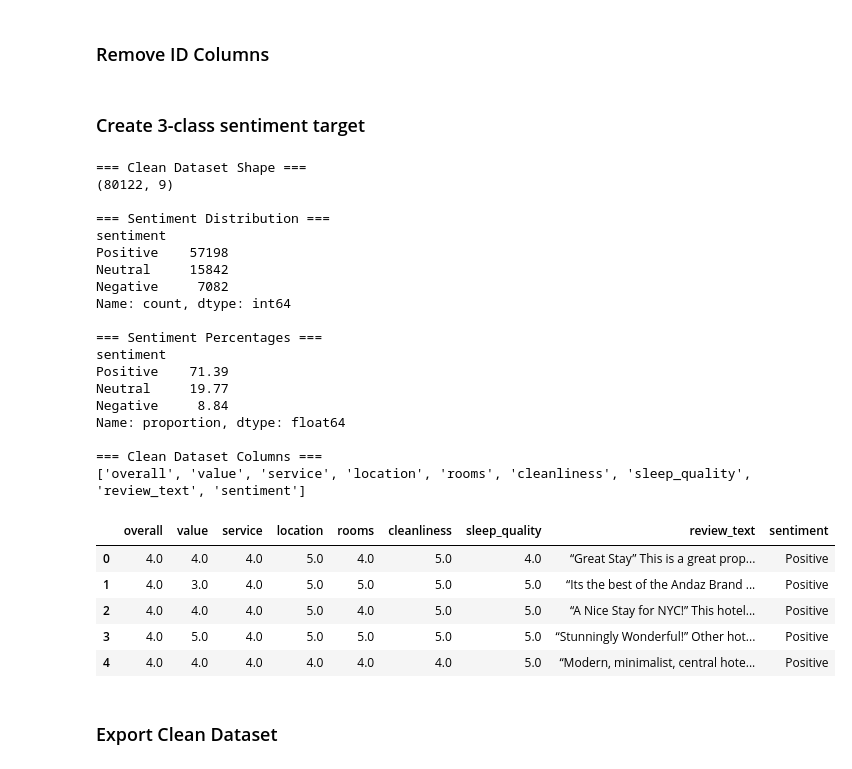
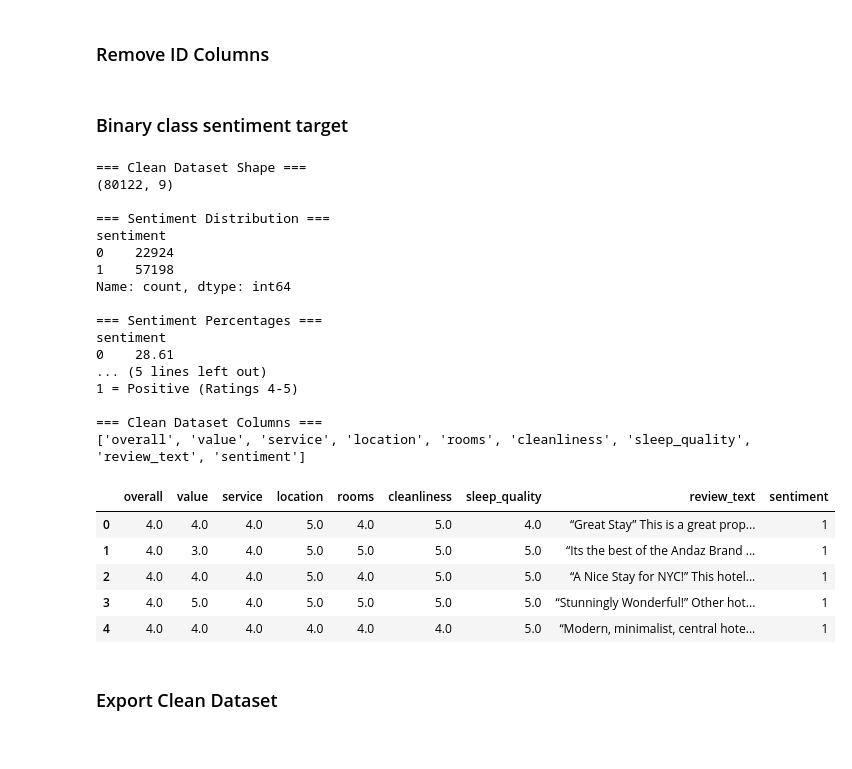
Before and after one commit to luisaaiko/AdvancedAI, a Jupyter notebook: preprocessing.ipynb, the cells around one changed output. Cells and saved outputs as stored; diff of their text form; code cells hidden in the pictures.

Commit message:
Update sentiment target to binary classification

```diff
--- a/preprocessing.ipynb
+++ b/preprocessing.ipynb
@@ -180,52 +180,57 @@ Predictor = review_text
 # %%
 clean_df = df.drop(columns=["offering_id", "user_id"]).copy()
 # %% [markdown]
-### Create 3-class sentiment target
+### Binary class sentiment target
 # %%
 def create_sentiment_label(rating):
-    if rating <= 2:
-        return "Negative"
-    elif rating == 3:
-        return "Neutral"
+    if rating >= 4:
+        return 1      # Positive
     else:
-        return "Positive"
+        return 0      # Negative
+
 clean_df["sentiment"] = clean_df["overall"].apply(create_sentiment_label)
-
 print("\n=== Clean Dataset Shape ===")
 print(clean_df.shape)
 print("\n=== Sentiment Distribution ===")
-print(clean_df["sentiment"].value_counts())
+print(clean_df["sentiment"].value_counts().sort_index())
 print("\n=== Sentiment Percentages ===")
-print((clean_df["sentiment"].value_counts(normalize=True) * 100).round(2))
+print(
+    (clean_df["sentiment"].value_counts(normalize=True) * 100)
+    .sort_index()
+    .round(2)
+
+)
+
+print("\n=== Sentiment Labels ===")
+print("0 = Negative (Ratings 1-3)")
+print("1 = Positive (Ratings 4-5)")
 print("\n=== Clean Dataset Columns ===")
 print(clean_df.columns.tolist())
 display(clean_df.head())
 # %% [output]
 === Clean Dataset Shape ===
 (80122, 9)
 
 === Sentiment Distribution ===
 sentiment
-Positive    57198
-Neutral     15842
-Negative     7082
+0    22924
+1    57198
 Name: count, dtype: int64
 
 === Sentiment Percentages ===
 sentiment
-Positive    71.39
-Neutral     19.77
-Negative     8.84
-Name: proportion, dtype: float64
+0    28.61
+... (5 lines left out)
+1 = Positive (Ratings 4-5)
 
 === Clean Dataset Columns ===
 ['overall', 'value', 'service', 'location', 'rooms', 'cleanliness', 'sleep_quality', 'review_text', 'sentiment']
 |  | overall | value | service | location | rooms | cleanliness | sleep_quality | review_text | sentiment |
-| 0 | 4.0 | 4.0 | 4.0 | 5.0 | 4.0 | 5.0 | 4.0 | “Great Stay” This is a great prop... | Positive |
-| 1 | 4.0 | 3.0 | 4.0 | 5.0 | 5.0 | 5.0 | 5.0 | “Its the best of the Andaz Brand ... | Positive |
-| 2 | 4.0 | 4.0 | 4.0 | 5.0 | 4.0 | 5.0 | 5.0 | “A Nice Stay for NYC!” This hotel... | Positive |
-| 3 | 4.0 | 5.0 | 4.0 | 5.0 | 5.0 | 5.0 | 5.0 | “Stunningly Wonderful!” Other hot... | Positive |
-| 4 | 4.0 | 4.0 | 4.0 | 4.0 | 4.0 | 4.0 | 5.0 | “Modern, minimalist, central hote... | Positive |
+| 0 | 4.0 | 4.0 | 4.0 | 5.0 | 4.0 | 5.0 | 4.0 | “Great Stay” This is a great prop... | 1 |
+| 1 | 4.0 | 3.0 | 4.0 | 5.0 | 5.0 | 5.0 | 5.0 | “Its the best of the Andaz Brand ... | 1 |
+| 2 | 4.0 | 4.0 | 4.0 | 5.0 | 4.0 | 5.0 | 5.0 | “A Nice Stay for NYC!” This hotel... | 1 |
+| 3 | 4.0 | 5.0 | 4.0 | 5.0 | 5.0 | 5.0 | 5.0 | “Stunningly Wonderful!” Other hot... | 1 |
+| 4 | 4.0 | 4.0 | 4.0 | 4.0 | 4.0 | 4.0 | 5.0 | “Modern, minimalist, central hote... | 1 |
 # %% [markdown]
 ### Export Clean Dataset
 # %%
```
Also changed, not shown: 3 other files.
